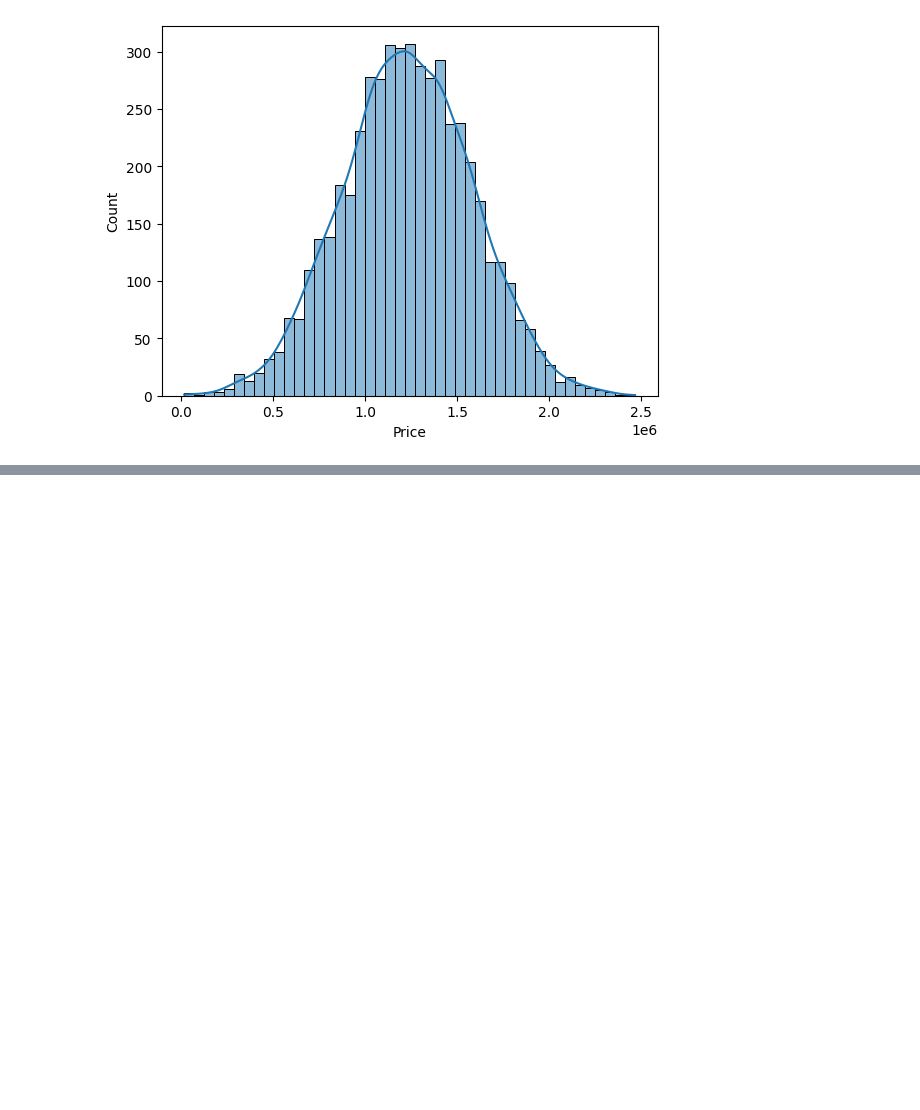
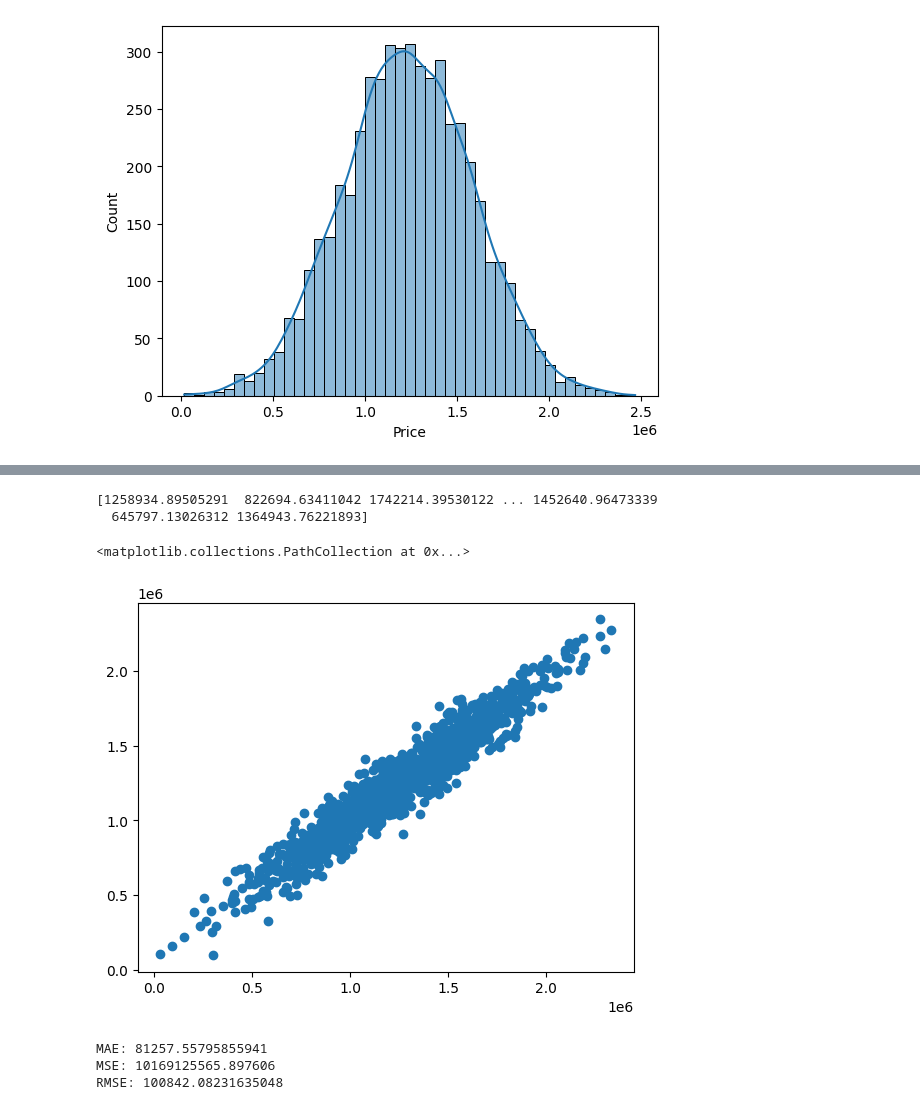
Before and after one commit to tirth-kothari/Python_ML, a Jupyter notebook: Untitled1.ipynb, the cells around one changed output, grey strips where cells are left out. Drawn from its saved outputs; the diff is of its cells as text; code cells hidden in the pictures; blank space fills up the shorter version.

```diff
--- a/Untitled1.ipynb
+++ b/Untitled1.ipynb
@@ -53,0 +61,2 @@ sns.histplot(df['Price'], kde=True)
+# %%
+X_train, X_test, y_train, y_test = train_test_split(X, y, test_size=0.30, random_state=101)
@@ -53,0 +93,5 @@ sns.histplot(df['Price'], kde=True)
+# %%
+from sklearn.linear_model import LinearRegression
+lr = LinearRegression()
+# %%
+lr.fit(X_train, y_train)
@@ -53,0 +116,21 @@ sns.histplot(df['Price'], kde=True)
+# %%
+predictions = lr.predict(X_test)
+print(predictions)
+# %% [output]
+[1258934.89505291  822694.63411042 1742214.39530122 ... 1452640.96473339
+  645797.13026312 1364943.76221893]
+# %%
+plt.scatter(y_test, predictions)
+# %% [output]
+<matplotlib.collections.PathCollection at 0x...>
+[figure, added]
+# %%
+from sklearn import metrics
+
+print('MAE:', metrics.mean_absolute_error(y_test, predictions))
+print('MSE:', metrics.mean_squared_error(y_test, predictions))
+print('RMSE:', np.sqrt(metrics.mean_squared_error(y_test, predictions)))
+# %% [output]
+MAE: 81257.55795855941
+MSE: 10169125565.897606
+RMSE: 100842.08231635048
```
Also changed, not shown: parts of 9 cells of this notebook.
